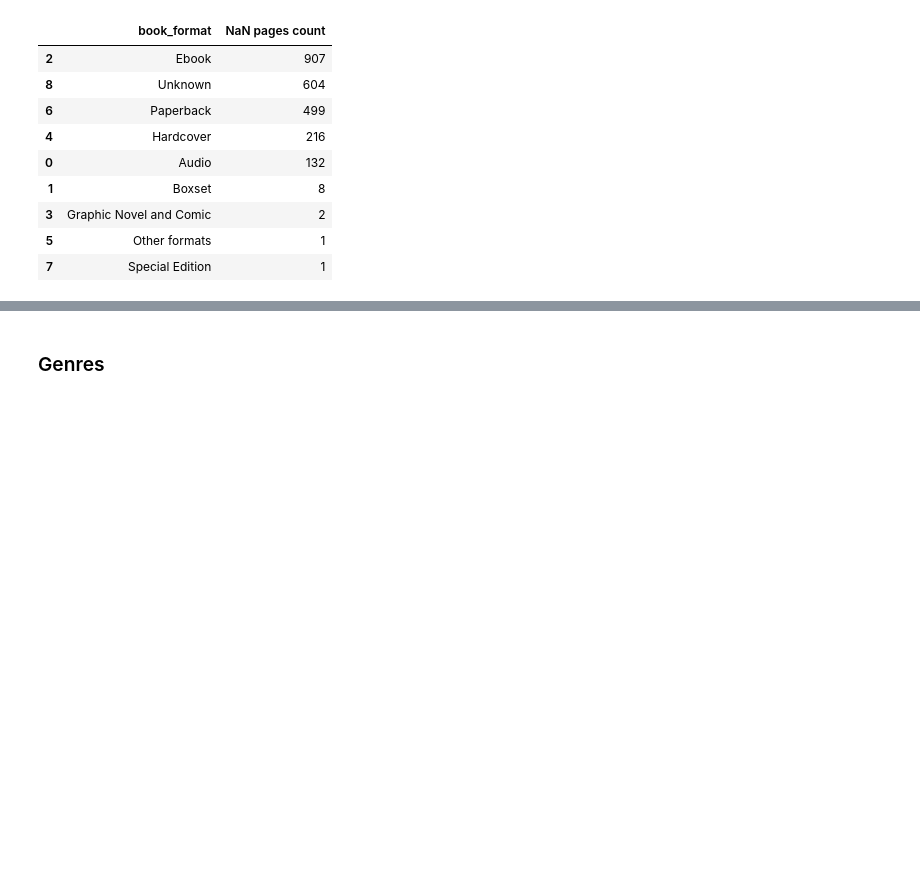
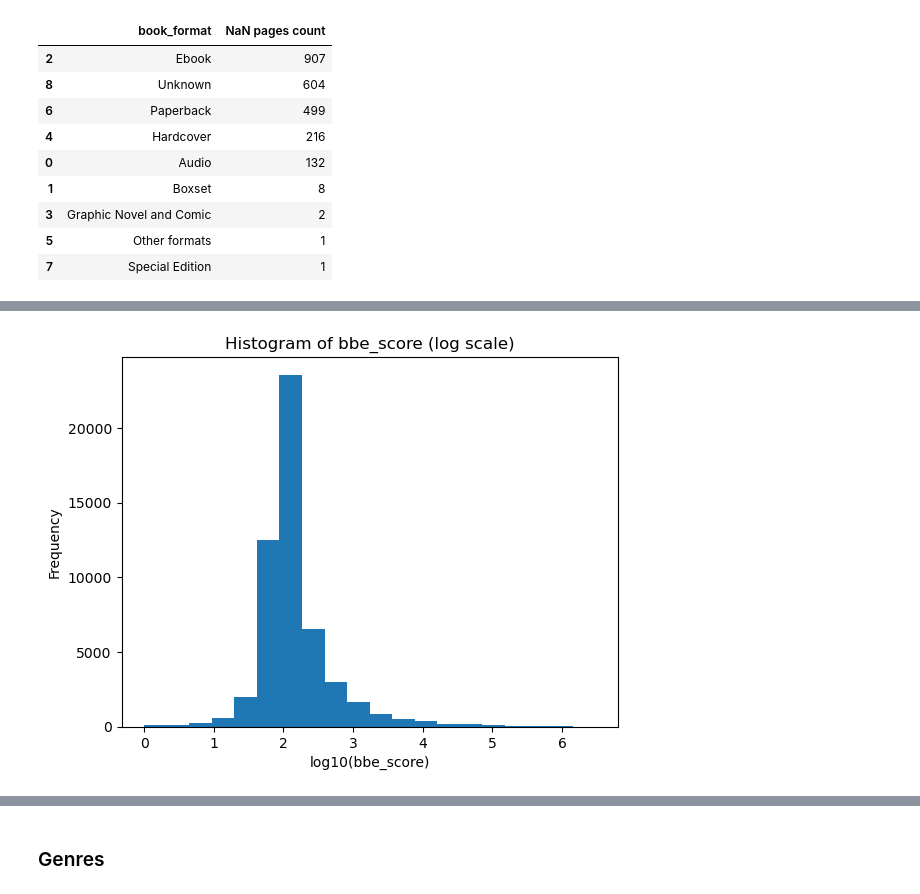
Before and after one commit to alleida23/Final_Project, a Jupyter notebook: goodreads_data.ipynb, the cells around one changed output, grey strips where cells are left out. Drawn from its saved outputs; the diff is of its cells as text; code cells hidden in the pictures; blank space fills up the shorter version.

```diff
--- a/goodreads_data.ipynb
+++ b/goodreads_data.ipynb
@@ -1698,0 +1548,16 @@ gr_data.to_csv('gr_data_clean_cat_num')
+# %%
+
+log_bbe_score = np.log10(gr_data['bbe_score'][gr_data['bbe_score'] > 0])
+
+# create a histogram of the log-transformed bbe_score variable
+plt.hist(log_bbe_score, bins=20)
+
+# add axis labels and a title to the plot
+plt.xlabel('log10(bbe_score)')
+plt.ylabel('Frequency')
+plt.title('Histogram of bbe_score (log scale)')
+
+# display the plot
+plt.show()
+# %% [output]
+[figure, added]
```
Also changed, not shown: parts of 196 cells of this notebook.
